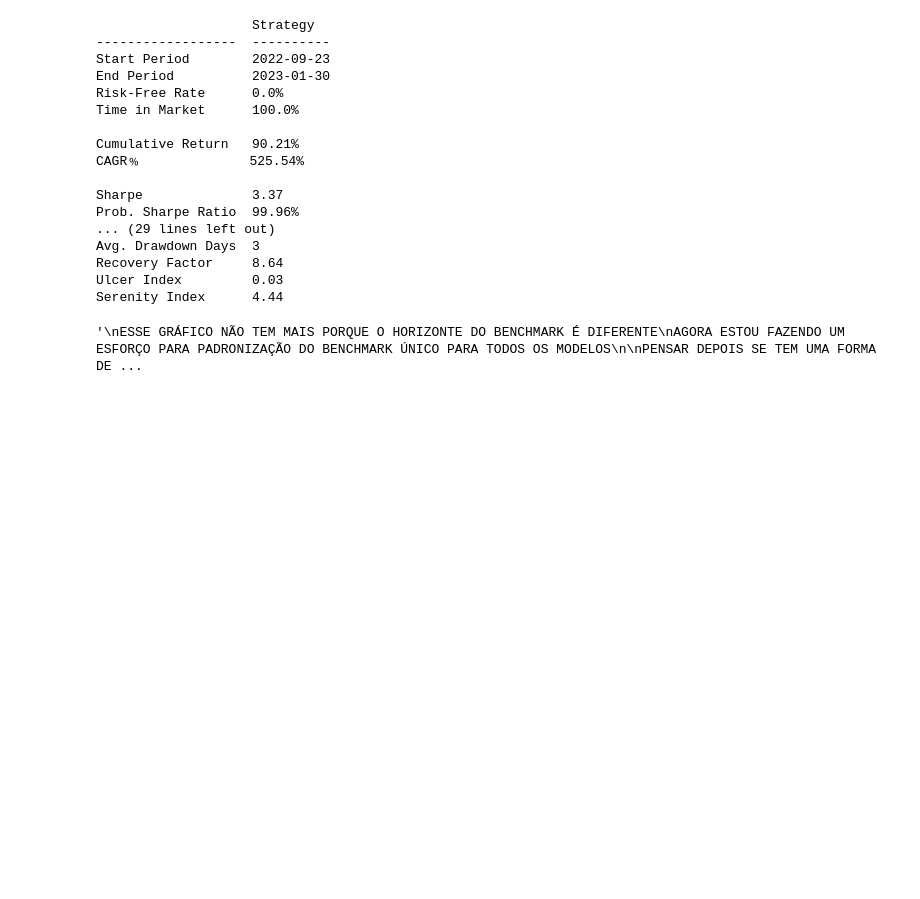
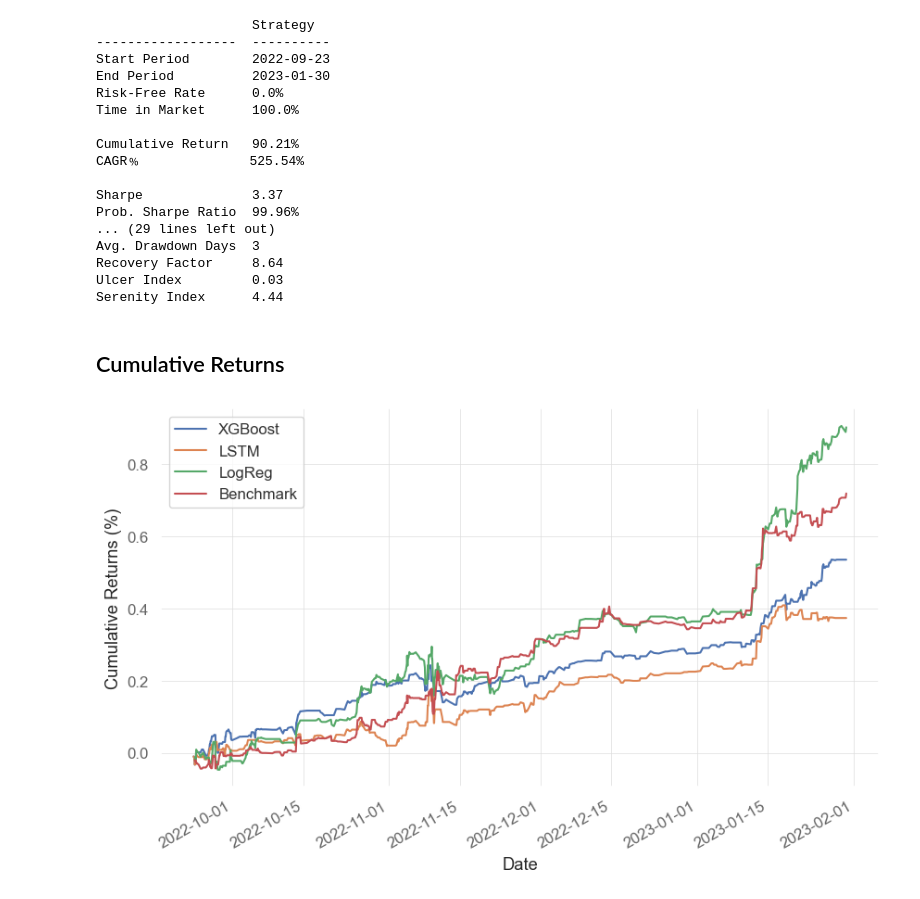
Before and after one commit to gpalazzo/crypto_msc_thesis, a Jupyter notebook: notebooks/results/portfolio_performance.ipynb, the cells around one changed output. Cells and saved outputs as stored; diff of their text form; code cells hidden in the pictures; blank space fills up the shorter version.

Commit message:
adding new data set for benchmark

```diff
--- a/notebooks/results/portfolio_performance.ipynb
+++ b/notebooks/results/portfolio_performance.ipynb
@@ -272,4 +255,6 @@ df_logret = df_logret[["pctchg_pos", "pctchg_accum"]] \
                                    "pctchg_accum": "portf_pctchg_accum"})
 
 df_logret.index = pd.to_datetime(df_logret.index)
+
+xgboost = df_logret.copy()
 # %% [output]
@@ -362,4 +310,6 @@ df_logret = df_logret[["pctchg_pos", "pctchg_accum"]] \
                                    "pctchg_accum": "portf_pctchg_accum"})
 
 df_logret.index = pd.to_datetime(df_logret.index)
+
+lstm = df_logret.copy()
 # %% [output]
@@ -435,4 +365,6 @@ df_logret = df_logret[["pctchg_pos", "pctchg_accum"]] \
                                    "pctchg_accum": "portf_pctchg_accum"})
 
 df_logret.index = pd.to_datetime(df_logret.index)
+
+logreg = df_logret.copy()
 # %% [output]
@@ -457,23 +389,30 @@ Avg. Drawdown Days  3
 Recovery Factor     8.64
 Ulcer Index         0.03
 Serenity Index      4.44
+# %% [markdown]
+## Cumulative Returns
 # %%
-"""
-ESSE GRÁFICO NÃO TEM MAIS PORQUE O HORIZONTE DO BENCHMARK É DIFERENTE
-AGORA ESTOU FAZENDO UM ESFORÇO PARA PADRONIZAÇÃO DO BENCHMARK ÚNICO PARA TODOS OS MODELOS
+df = xgboost[["portf_pctchg_accum"]].rename(columns={"portf_pctchg_accum": "XGBoost"}) \
+        .merge(lstm[["portf_pctchg_accum"]].rename(columns={"portf_pctchg_accum": "LSTM"}),
+               left_index=True,
+               right_index=True,
+               how="outer") \
+        .merge(logreg[["portf_pctchg_accum"]].rename(columns={"portf_pctchg_accum": "LogReg"}),
+               left_index=True,
+               right_index=True,
+               how="outer") \
+        .merge(df_portf_pnl_benchmark[["portf_pctchg_accum_benchmark"]] \
+                       .rename(columns={"portf_pctchg_accum_benchmark": "Benchmark"}),
+               left_index=True,
+               right_index=True,
+               how="outer")
 
-PENSAR DEPOIS SE TEM UMA FORMA DE JUNTAR OS 2 PORQUE ESSE GRÁFICO PARECIA INTERESSANTE
-"""
+plot = df.ffill().plot()
 
-# plot = df[["portf_pctchg_accum", "benchm_pctchg_accum"]] \
-#             .rename(columns={"portf_pctchg_accum": "Strategy",
-#                             "benchm_pctchg_accum": "Benchmark"}) \
-#             .plot()
+plt.xlabel("Date")
+plt.ylabel("Cumulative Returns (%)")
 
-# plt.xlabel("Date")
-# plt.ylabel("Cumulative Returns")
-
-# fig = plot.get_figure()
-# fig.savefig("/Users/gpalazzo/Desktop/fig_logreg_portf_vs_benchmk_rets.png")
+fig = plot.get_figure()
+fig.savefig("/Users/gpalazzo/Desktop/fig_portfolios_vs_benchmk_rets.png")
 # %% [output]
-'\nESSE GRÁFICO NÃO TEM MAIS PORQUE O HORIZONTE DO BENCHMARK É DIFERENTE\nAGORA ESTOU FAZENDO UM ESFORÇO PARA PADRONIZAÇÃO DO BENCHMARK ÚNICO PARA TODOS OS MODELOS\n\nPENSAR DEPOIS SE TEM UMA FORMA DE ...
+[figure, added]
```
Also changed, not shown: parts of 15 cells of this notebook, 4 other files.
